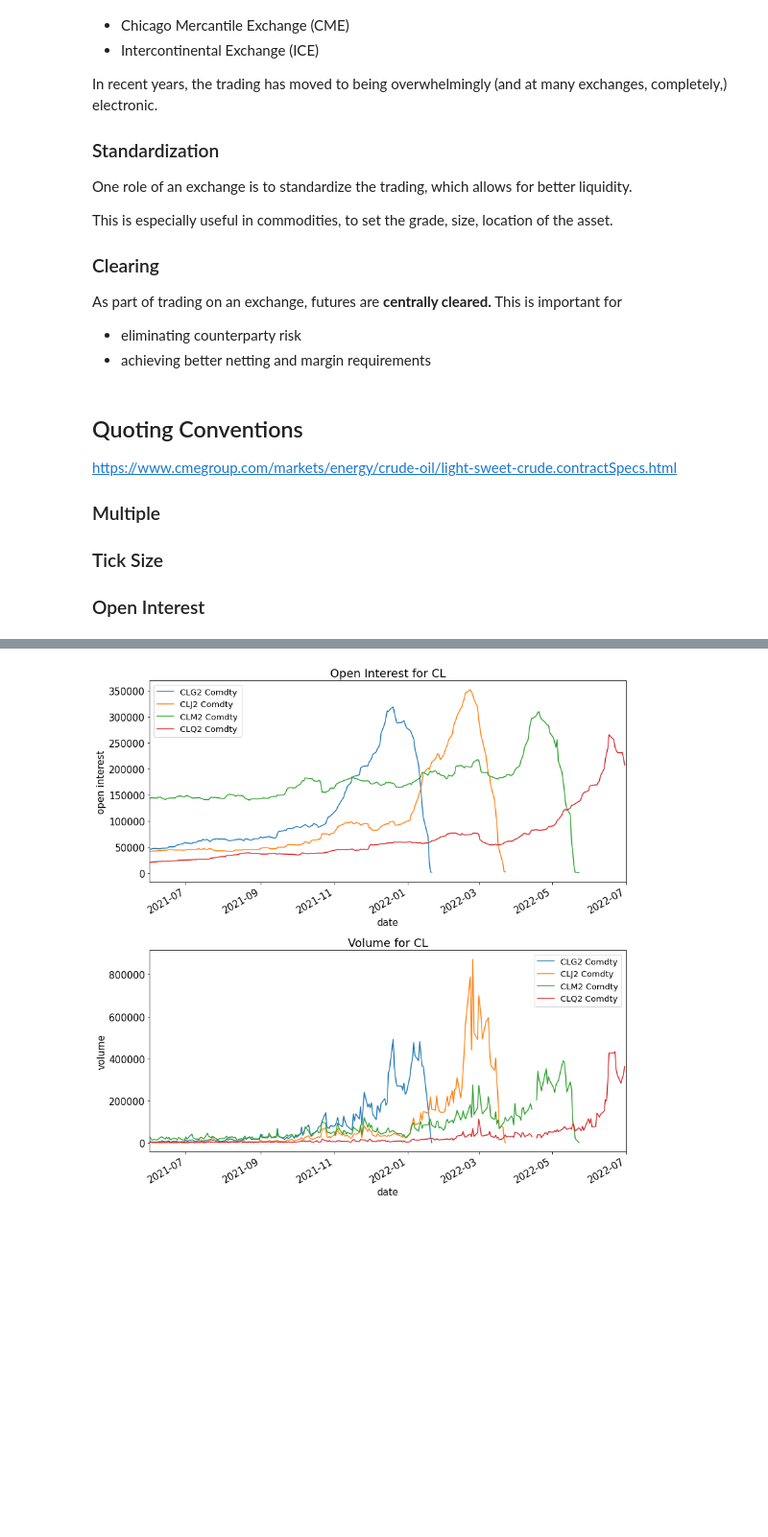
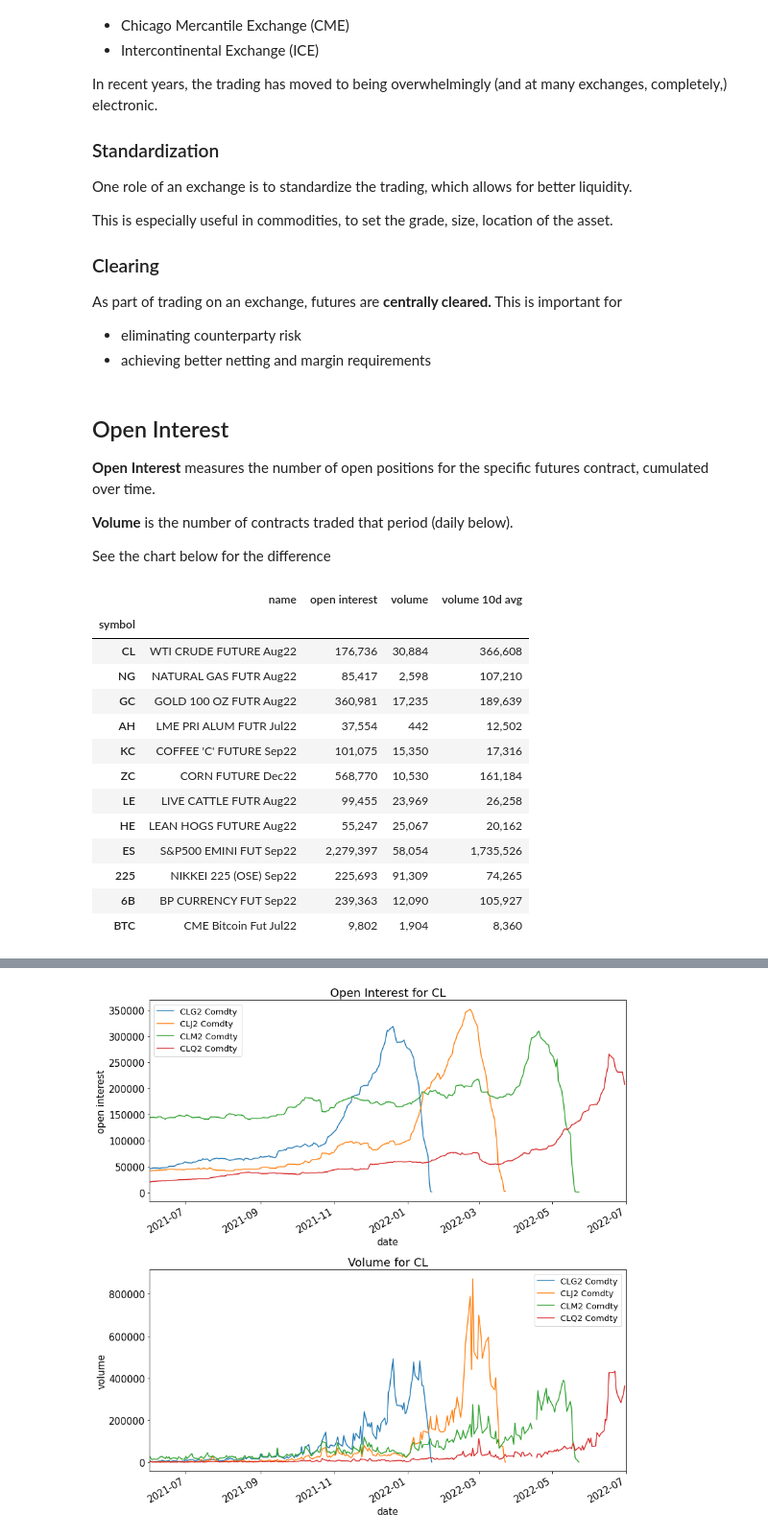
Before and after one commit to MarkHendricks/drw-markets, a Jupyter notebook: notebooks/B.2. Commodity Futures.ipynb, the cells around one changed output, grey strips where cells are left out. Shown: that part at 96% size. Saved outputs shown, nothing was run; the diff lists cells and outputs as text; code cells hidden in the pictures; blank space fills up the shorter version.

```diff
--- a/notebooks/B.2. Commodity Futures.ipynb
+++ b/notebooks/B.2. Commodity Futures.ipynb
@@ -114,12 +169,27 @@ As part of trading on an exchange, futures are **centrally cleared.** This is im
 * eliminating counterparty risk
 * achieving better netting and margin requirements
 # %% [markdown]
-## Quoting Conventions
+## Open Interest
 
-https://www.cmegroup.com/markets/energy/crude-oil/light-sweet-crude.contractSpecs.html
+**Open Interest** measures the number of open positions for the specific futures contract, cumulated over time.
 
-### Multiple
+**Volume** is the number of contracts traded that period (daily below).
 
-### Tick Size
-
-### Open Interest
+See the chart below for the difference
+# %%
+futures_info[['name','open interest','volume','volume 10d avg']].style.format({'open interest':'{:,.0f}','volume':'{:,.0f}','volume 10d avg':'{:,.0f}'})
+# %% [output]
+|  | name | open interest | volume | volume 10d avg |
+| symbol |  |  |  |  |
+| CL | WTI CRUDE FUTURE Aug22 | 176,736 | 30,884 | 366,608 |
+| NG | NATURAL GAS FUTR Aug22 | 85,417 | 2,598 | 107,210 |
+| GC | GOLD 100 OZ FUTR Aug22 | 360,981 | 17,235 | 189,639 |
+| AH | LME PRI ALUM FUTR Jul22 | 37,554 | 442 | 12,502 |
+| KC | COFFEE 'C' FUTURE Sep22 | 101,075 | 15,350 | 17,316 |
+| ZC | CORN FUTURE Dec22 | 568,770 | 10,530 | 161,184 |
+| LE | LIVE CATTLE FUTR Aug22 | 99,455 | 23,969 | 26,258 |
+| HE | LEAN HOGS FUTURE Aug22 | 55,247 | 25,067 | 20,162 |
+| ES | S&P500 EMINI FUT Sep22 | 2,279,397 | 58,054 | 1,735,526 |
+| 225 | NIKKEI 225 (OSE) Sep22 | 225,693 | 91,309 | 74,265 |
+| 6B | BP CURRENCY FUT Sep22 | 239,363 | 12,090 | 105,927 |
+| BTC | CME Bitcoin Fut Jul22 | 9,802 | 1,904 | 8,360 |
```
Also changed, not shown: parts of 21 cells of this notebook.
